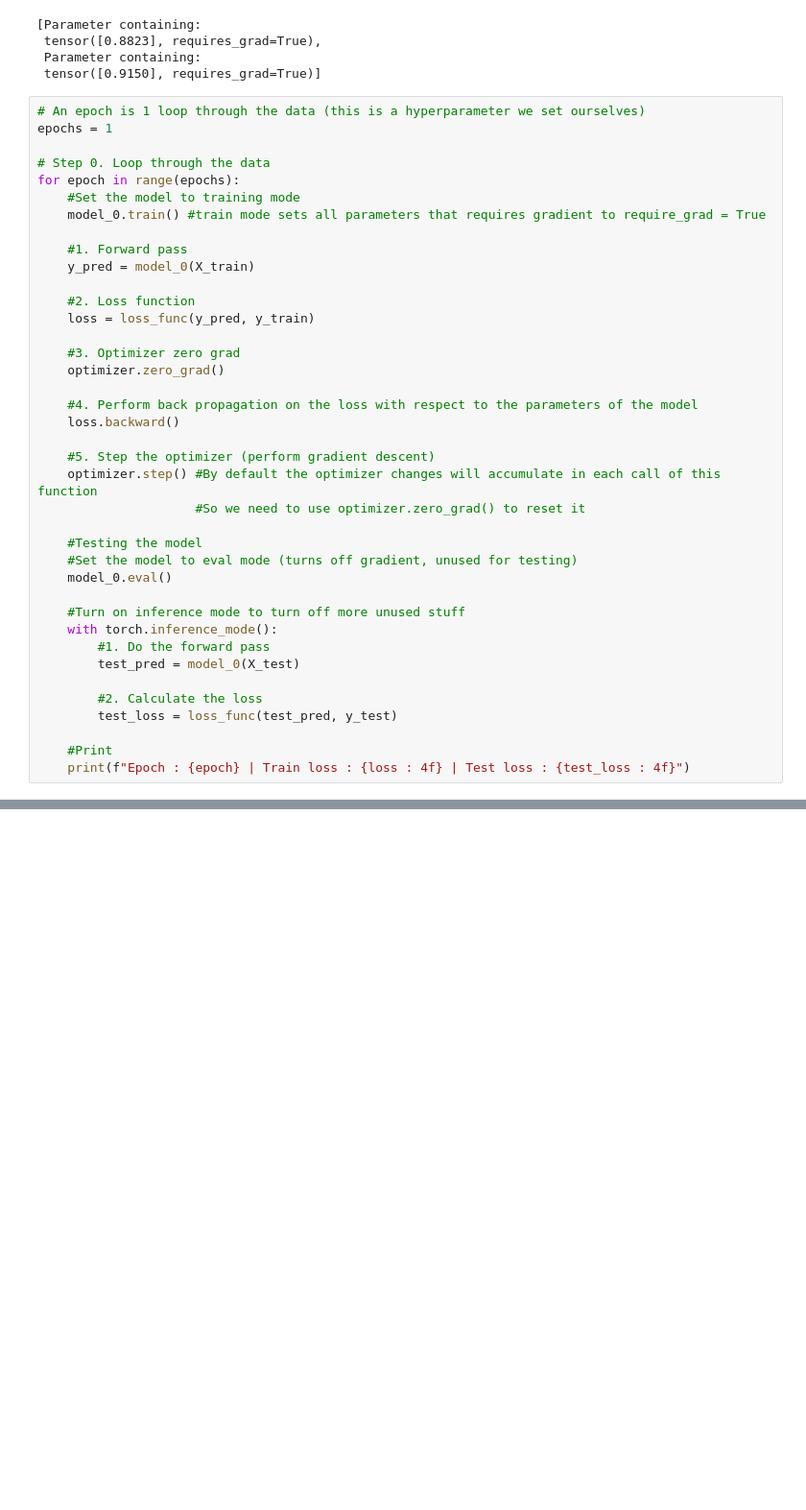
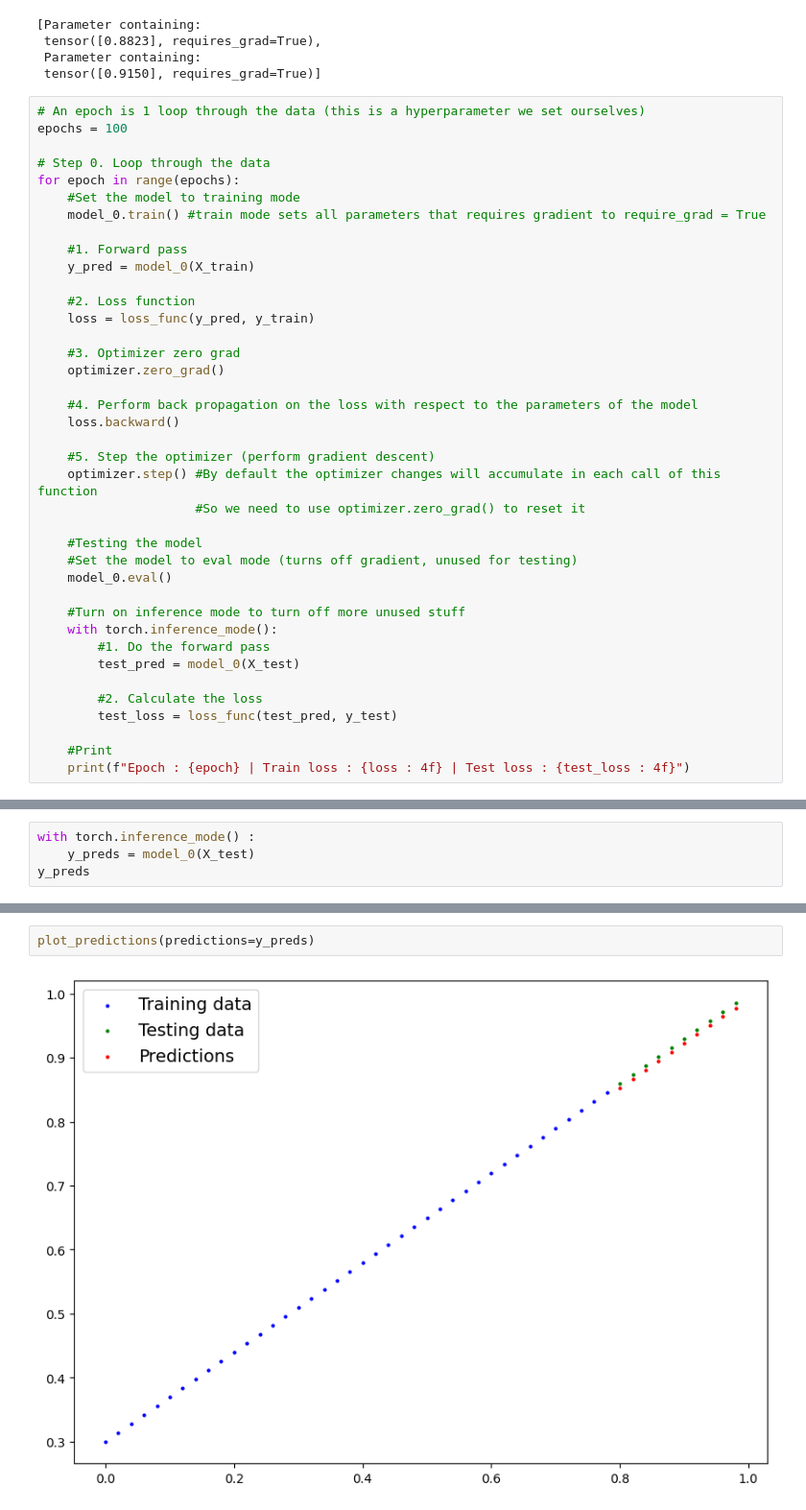
Before and after one commit to jasper37449/pytorch-deep-learning, a Jupyter notebook: my_notebook/1.PyTorch_Workflow.ipynb, the cells around one changed output, grey strips where cells are left out. Shown at 96% size. Cells and saved outputs as stored; diff of their text form; blank space fills up the shorter version.

Commit message:
continue model trainin

```diff
--- a/my_notebook/1.PyTorch_Workflow.ipynb
+++ b/my_notebook/1.PyTorch_Workflow.ipynb
@@ -262,7 +262,7 @@ list(model_0.parameters())
  tensor([0.9150], requires_grad=True)]
 # %%
 # An epoch is 1 loop through the data (this is a hyperparameter we set ourselves)
-epochs = 1
+epochs = 100
 
 # Step 0. Loop through the data
 for epoch in range(epochs):
@@ -303,0 +320,4 @@ Epoch : 0 | Train loss :  0.616963 | Test loss :  0.682927
+# %%
+with torch.inference_mode() :
+    y_preds = model_0(X_test)
+y_preds
@@ -303,0 +335,4 @@ Epoch : 0 | Train loss :  0.616963 | Test loss :  0.682927
+# %%
+plot_predictions(predictions=y_preds)
+# %% [output]
+[figure, added]
```
Also changed, not shown: parts of 2 cells of this notebook.
